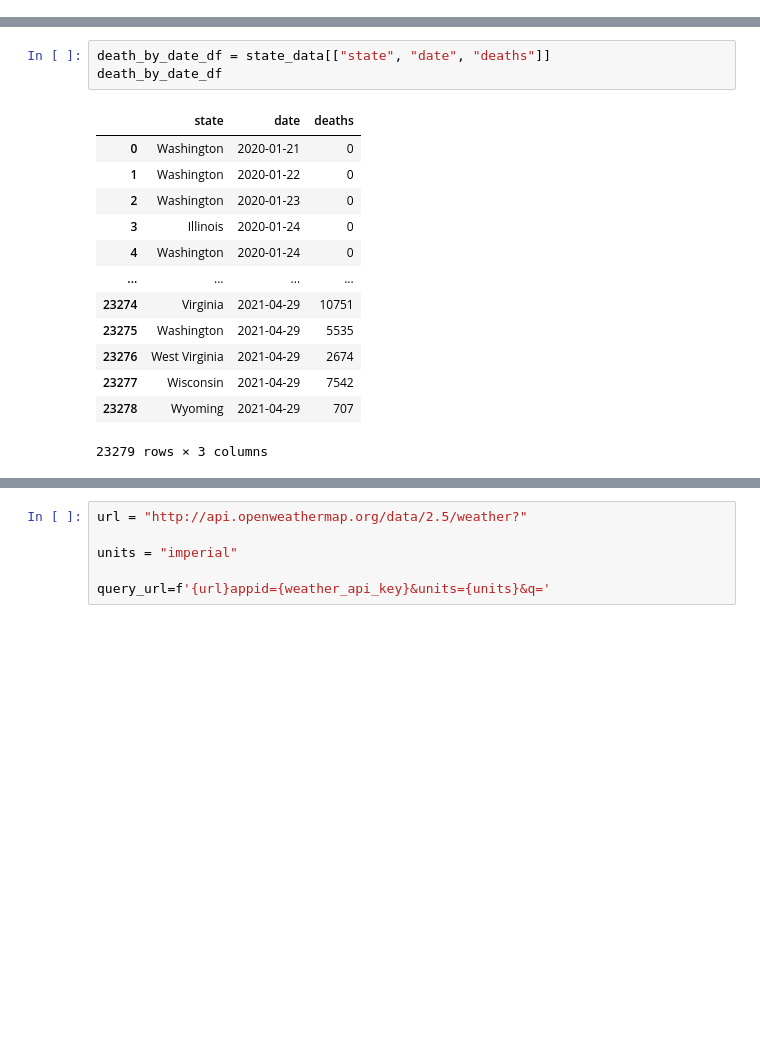
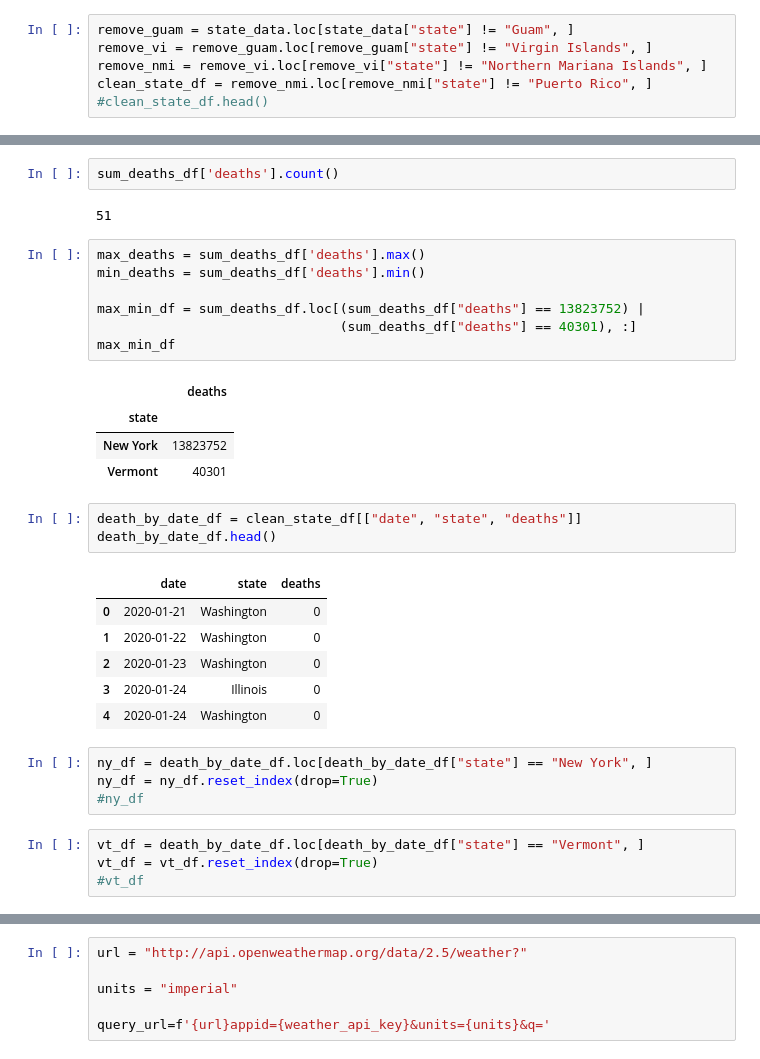
Before and after one commit to jenniecinelli/project_one, a Jupyter notebook: jennie.ipynb, the cells around one changed output, grey strips where cells are left out. Saved outputs shown, nothing was run; the diff lists cells and outputs as text; blank space fills up the shorter version.

```diff
--- a/jennie.ipynb
+++ b/jennie.ipynb
@@ -19,0 +18,6 @@ state_data
+# %%
+remove_guam = state_data.loc[state_data["state"] != "Guam", ]
+remove_vi = remove_guam.loc[remove_guam["state"] != "Virgin Islands", ]
+remove_nmi = remove_vi.loc[remove_vi["state"] != "Northern Mariana Islands", ]
+clean_state_df = remove_nmi.loc[remove_nmi["state"] != "Puerto Rico", ]
+#clean_state_df.head()
@@ -20,17 +41,34 @@ state_data
+# %%
+sum_deaths_df['deaths'].count()
+# %% [output]
+51
+# %%
+max_deaths = sum_deaths_df['deaths'].max()
+min_deaths = sum_deaths_df['deaths'].min()
+
+max_min_df = sum_deaths_df.loc[(sum_deaths_df["deaths"] == 13823752) |
+                               (sum_deaths_df["deaths"] == 40301), :]
+max_min_df
+# %% [output]
+|  | deaths |
+| state |  |
+| New York | 13823752 |
+| Vermont | 40301 |
 # %%
-death_by_date_df = state_data[["state", "date", "deaths"]]
-death_by_date_df
+death_by_date_df = clean_state_df[["date", "state", "deaths"]]
+death_by_date_df.head()
 # %% [output]
-|  | state | date | deaths |
-| 0 | Washington | 2020-01-21 | 0 |
-| 1 | Washington | 2020-01-22 | 0 |
-| 2 | Washington | 2020-01-23 | 0 |
-| 3 | Illinois | 2020-01-24 | 0 |
-| 4 | Washington | 2020-01-24 | 0 |
-| ... | ... | ... | ... |
-| 23274 | Virginia | 2021-04-29 | 10751 |
-| 23275 | Washington | 2021-04-29 | 5535 |
-| 23276 | West Virginia | 2021-04-29 | 2674 |
-| 23277 | Wisconsin | 2021-04-29 | 7542 |
-| 23278 | Wyoming | 2021-04-29 | 707 |
+|  | date | state | deaths |
+| 0 | 2020-01-21 | Washington | 0 |
+| 1 | 2020-01-22 | Washington | 0 |
+| 2 | 2020-01-23 | Washington | 0 |
+| 3 | 2020-01-24 | Illinois | 0 |
+| 4 | 2020-01-24 | Washington | 0 |
-23279 rows × 3 columns
+# %%
+ny_df = death_by_date_df.loc[death_by_date_df["state"] == "New York", ]
+ny_df = ny_df.reset_index(drop=True)
+#ny_df
+# %%
+vt_df = death_by_date_df.loc[death_by_date_df["state"] == "Vermont", ]
+vt_df = vt_df.reset_index(drop=True)
+#vt_df
```
Also changed, not shown: parts of 12 cells of this notebook.
